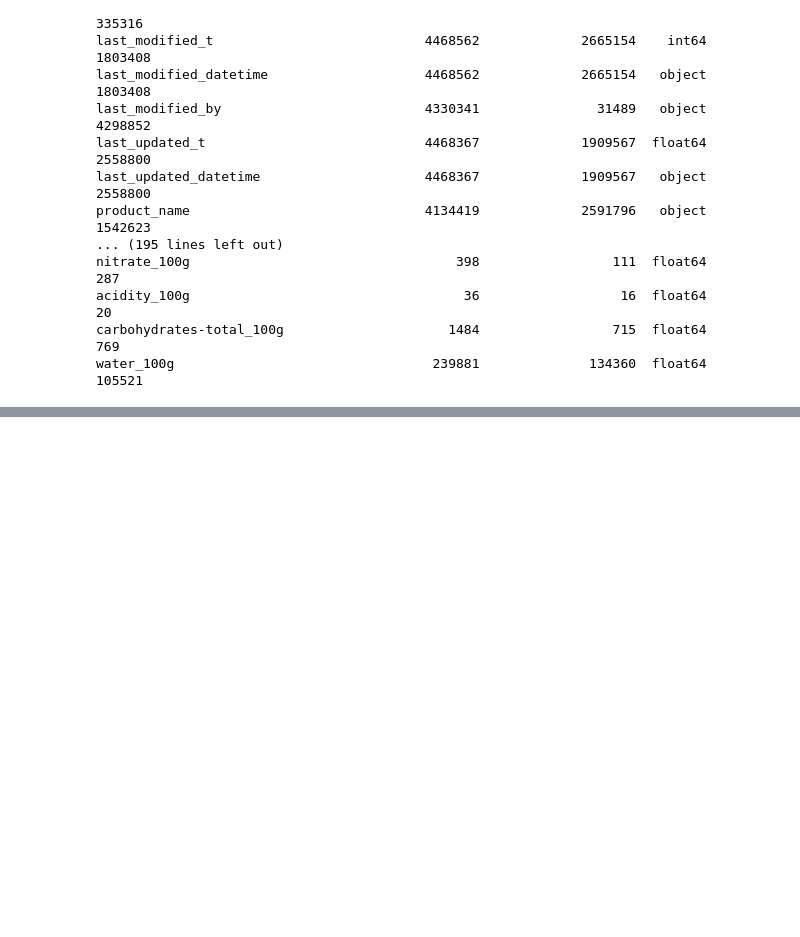
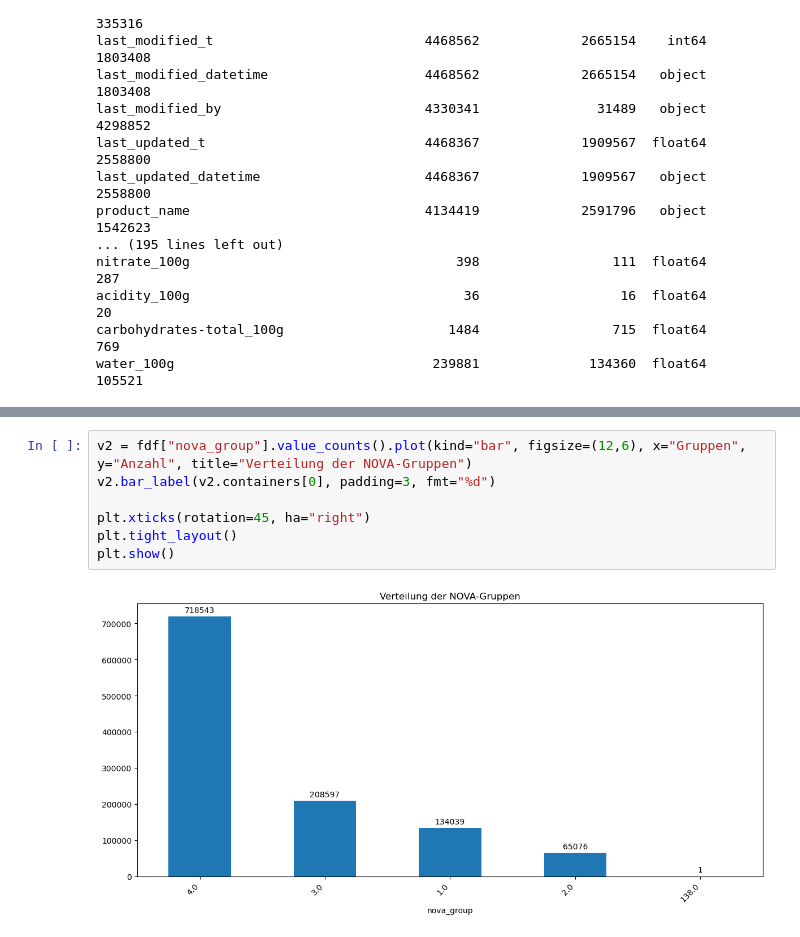
Before and after one commit to Memeloasele/Data-Science-Projekt, a Jupyter notebook: datenexploration.ipynb, the cells around one changed output, grey strips where cells are left out. Drawn from its saved outputs; the diff is of its cells as text; blank space fills up the shorter version.

```diff
--- a/datenexploration.ipynb
+++ b/datenexploration.ipynb
@@ -261,0 +317,9 @@ print(df[temp].dropna().sample(10))
+# %%
+v2 = fdf["nova_group"].value_counts().plot(kind="bar", figsize=(12,6), x="Gruppen", y="Anzahl", title="Verteilung der NOVA-Gruppen")
+v2.bar_label(v2.containers[0], padding=3, fmt="%d")
+
+plt.xticks(rotation=45, ha="right")
+plt.tight_layout()
+plt.show()
+# %% [output]
+[figure, added]
```
Also changed, not shown: parts of 17 cells of this notebook.
